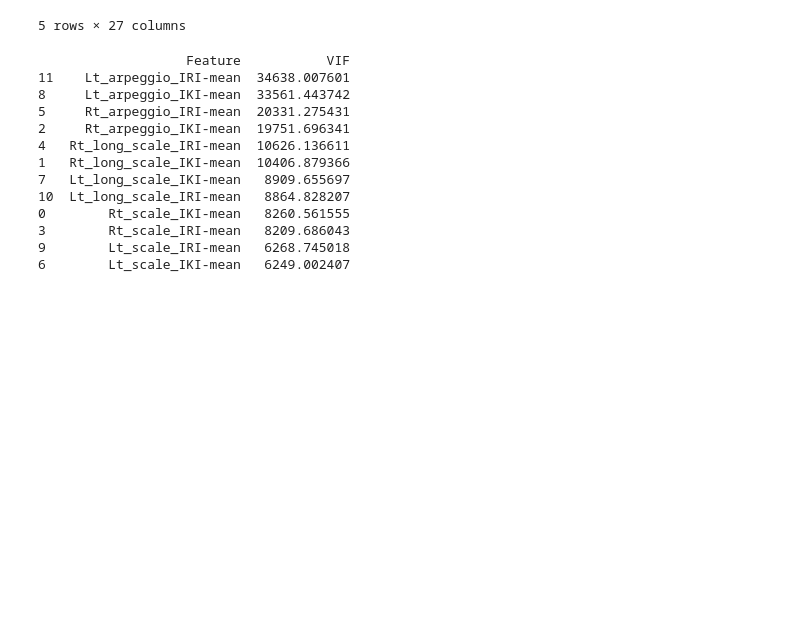
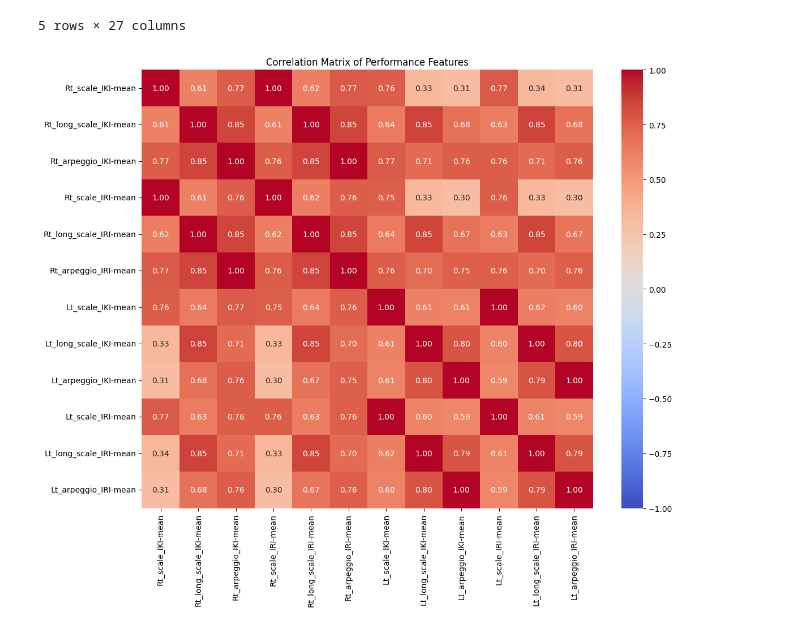
Before and after one commit to amijas/tokimura_analysis, a Jupyter notebook: analysis.ipynb, the cells around one changed output. Cells and saved outputs as stored; diff of their text form; code cells hidden in the pictures; blank space fills up the shorter version.

```diff
--- a/analysis.ipynb
+++ b/analysis.ipynb
@@ -23,25 +25,21 @@ performance_features = [
     'Lt_scale_IRI-mean', 'Lt_long_scale_IRI-mean', 'Lt_arpeggio_IRI-mean'
 ]
 
-# VIF計算
 X = df[performance_features]
-vif_data = pd.DataFrame()
-vif_data["Feature"] = X.columns
-vif_data["VIF"] = [variance_inflation_factor(X.values, i) for i in range(X.shape[1])]
-
-# VIFの結果を確認（値が大きい順にソート）
-print(vif_data.sort_values('VIF', ascending=False))
-# %% [output]
-                   Feature           VIF
-11    Lt_arpeggio_IRI-mean  34638.007601
-8     Lt_arpeggio_IKI-mean  33561.443742
-5     Rt_arpeggio_IRI-mean  20331.275431
-2     Rt_arpeggio_IKI-mean  19751.696341
-4   Rt_long_scale_IRI-mean  10626.136611
-1   Rt_long_scale_IKI-mean  10406.879366
-7   Lt_long_scale_IKI-mean   8909.655697
-10  Lt_long_scale_IRI-mean   8864.828207
-0        Rt_scale_IKI-mean   8260.561555
-3        Rt_scale_IRI-mean   8209.686043
-9        Lt_scale_IRI-mean   6268.745018
-6        Lt_scale_IKI-mean   6249.002407
+# %%
+# 相関行列の計算
+correlation_matrix = X.corr()
+
+# ヒートマップの作成
+plt.figure(figsize=(12, 10))
+sns.heatmap(correlation_matrix,
+            annot=True,  # 相関係数を表示
+            cmap='coolwarm',  # 色のパレット
+            center=0,  # 0を中心とした色付け
+            fmt='.2f',  # 小数点2桁まで表示
+            vmin=-1, vmax=1)  # スケールの範囲
+plt.title('Correlation Matrix of Performance Features')
+plt.tight_layout()
+plt.show()
+# %% [output]
+[figure, added]
```
Also changed, not shown: parts of 11 cells of this notebook.
